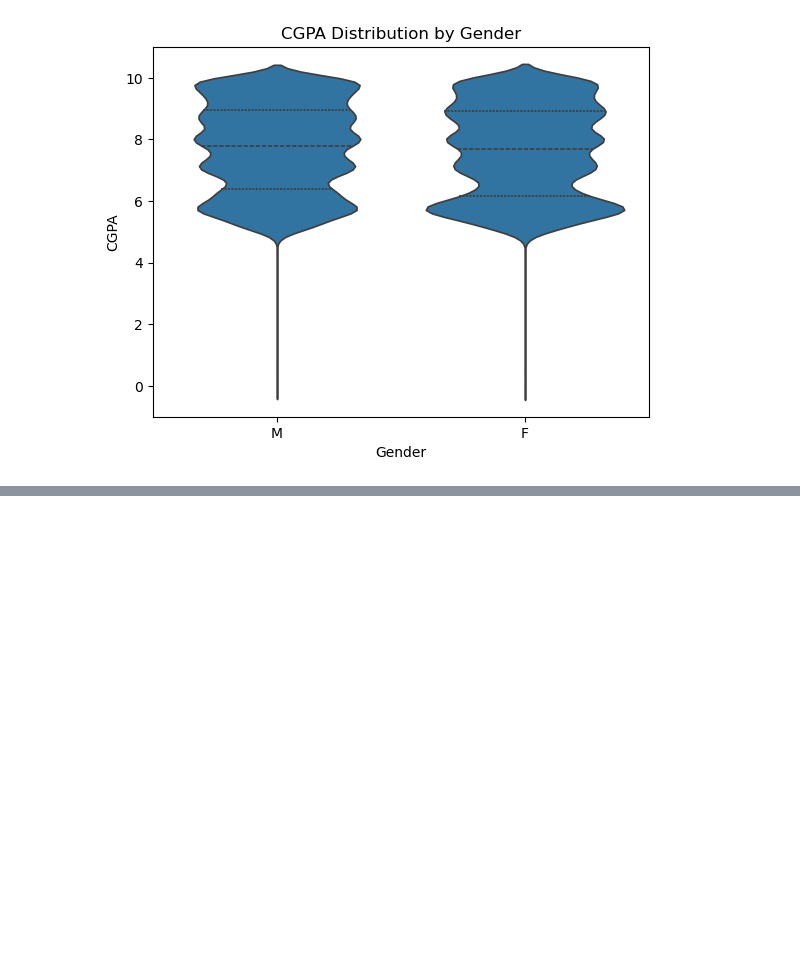
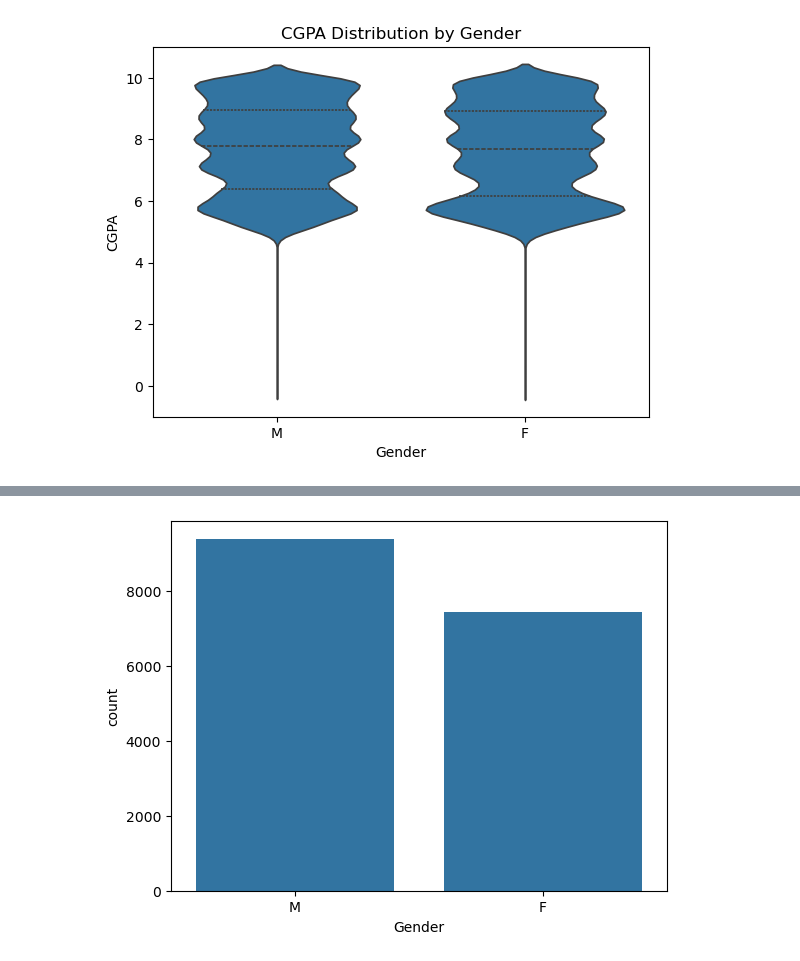
Before and after one commit to DanishShaikh18/Student-Mental-Health-Analysis, a Jupyter notebook: eda.ipynb, the cells around one changed output, grey strips where cells are left out. Cells and saved outputs as stored; diff of their text form; code cells hidden in the pictures; blank space fills up the shorter version.

```diff
--- a/eda.ipynb
+++ b/eda.ipynb
@@ -200,0 +232,5 @@ plt.show()
+# %%
+sns.countplot(data=df, x = "Gender")
+plt.show()
+# %% [output]
+[figure, added]
```
Also changed, not shown: parts of 28 cells of this notebook, 5 other files.
